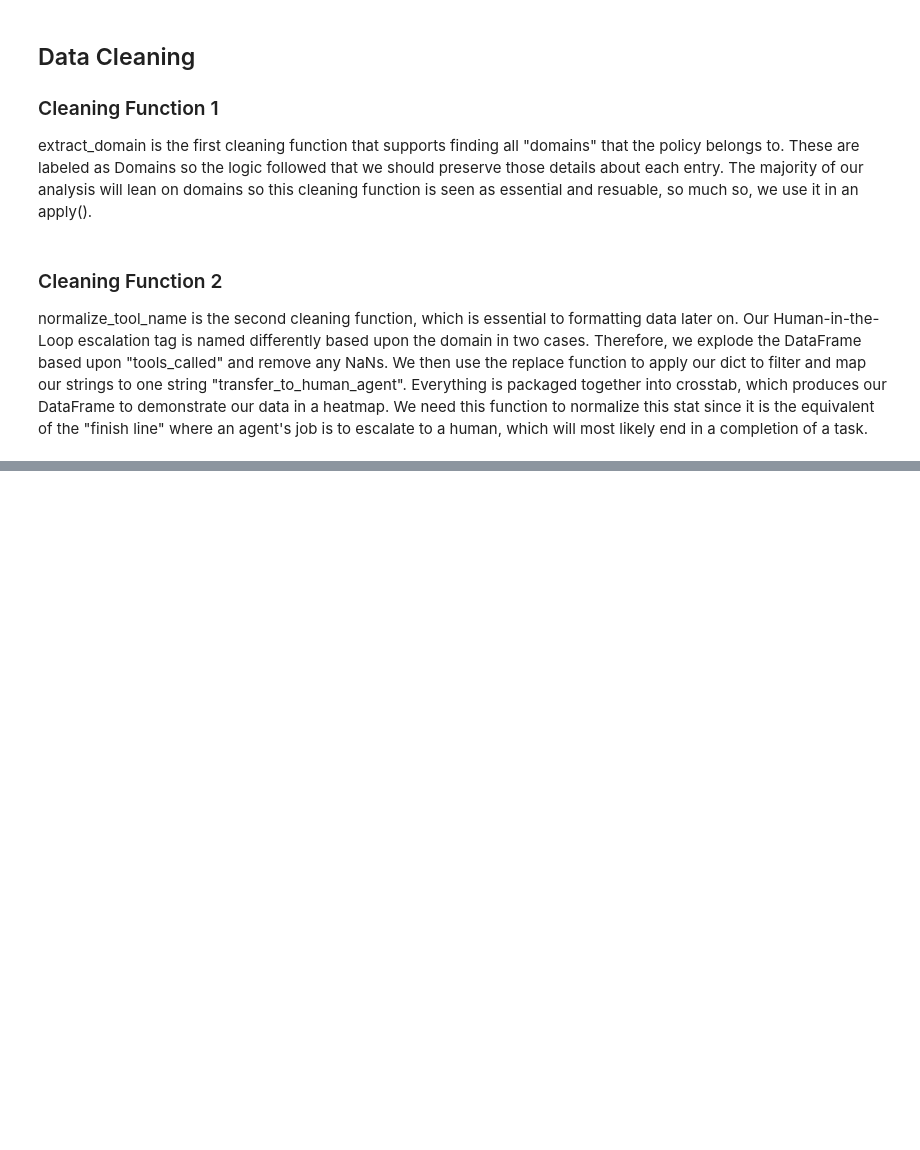
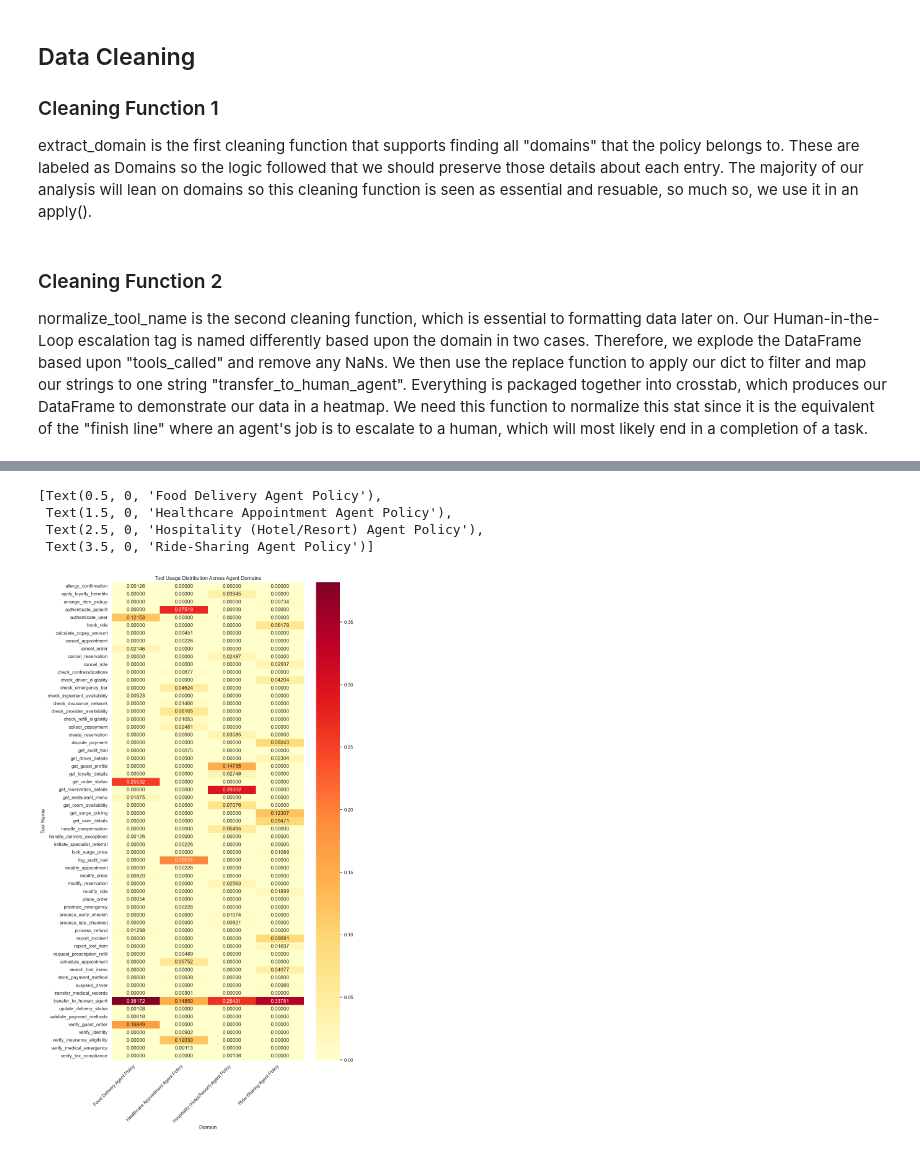
Before and after one commit to KirkKennedyLincoln/masters-module-1, a Jupyter notebook: agent_data_cleanup.ipynb, the cells around one changed output, grey strips where cells are left out. Cells and saved outputs as stored; diff of their text form; code cells hidden in the pictures; blank space fills up the shorter version.

```diff
--- a/agent_data_cleanup.ipynb
+++ b/agent_data_cleanup.ipynb
@@ -244,0 +286,14 @@ agent_df = df.dropna(subset=['domain'])
+# %%
+tool_matrix = normalize_tool_name(agent_df)
+plt.subplots(figsize=(10, 20))
+cx = sns.heatmap(tool_matrix, annot=True, fmt=".5f", cmap="YlOrRd")
+cx.set_title("Tool Usage Distribution Across Agent Domains")
+cx.set_xlabel("Domain")
+cx.set_ylabel("Tool Name")
+cx.set_xticklabels(cx.get_xticklabels(), rotation=45, ha="right")
+# %% [output]
+[Text(0.5, 0, 'Food Delivery Agent Policy'),
+ Text(1.5, 0, 'Healthcare Appointment Agent Policy'),
+ Text(2.5, 0, 'Hospitality (Hotel/Resort) Agent Policy'),
+ Text(3.5, 0, 'Ride-Sharing Agent Policy')]
+[figure, added]
```
Also changed, not shown: parts of 7 cells of this notebook.
